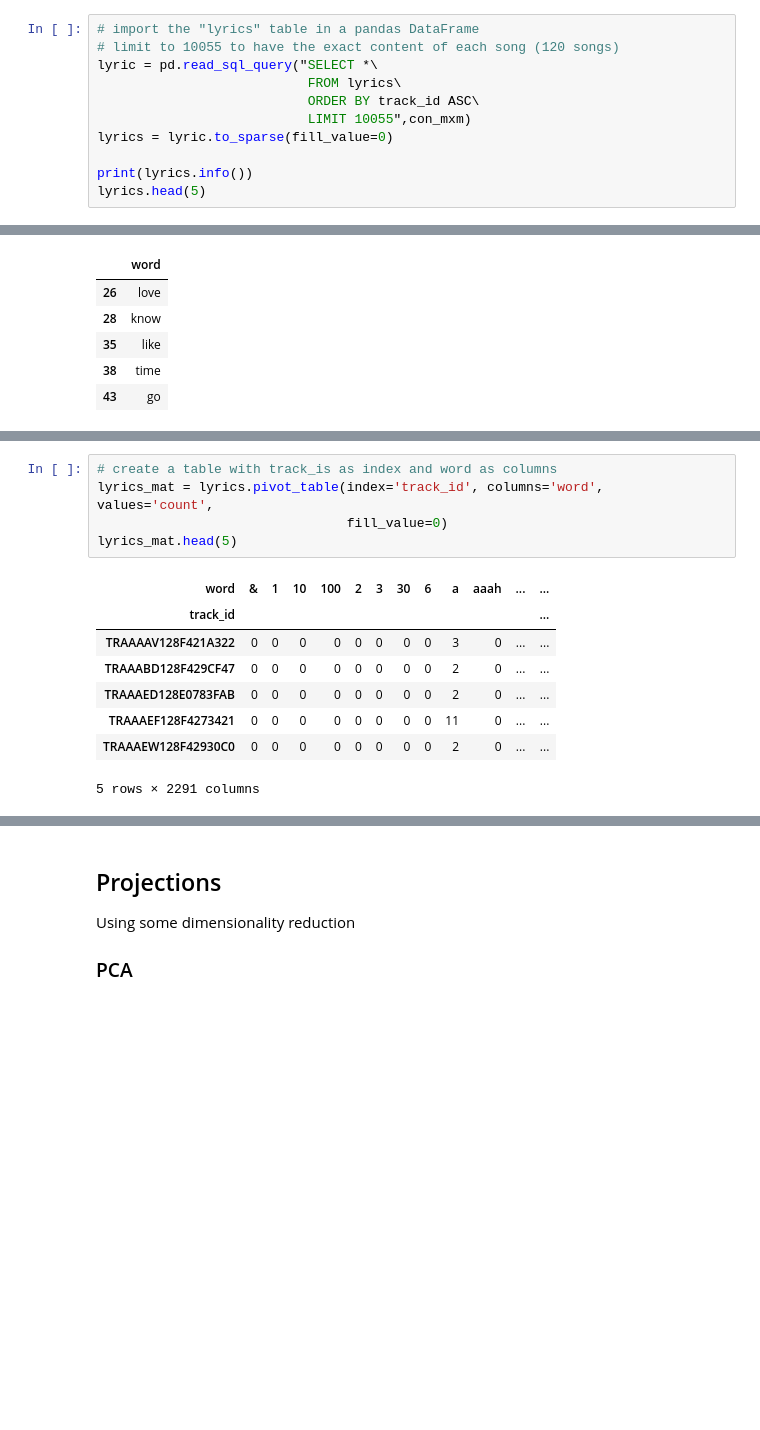
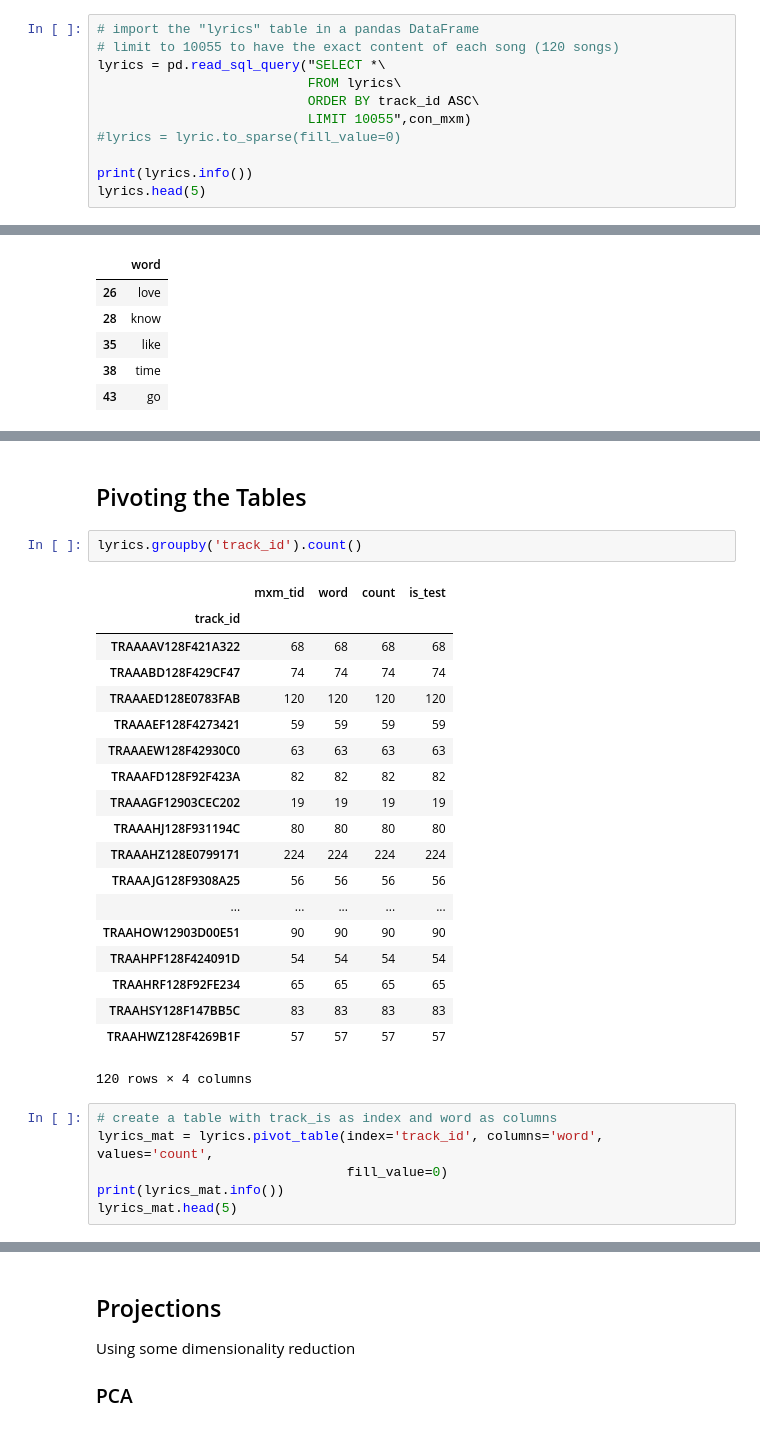
Before and after one commit to pylablanche/MillionSong, a Jupyter notebook: BagOfWord_Analysis.ipynb, the cells around one changed output, grey strips where cells are left out. Cells and saved outputs as stored; diff of their text form; blank space fills up the shorter version.

```diff
--- a/BagOfWord_Analysis.ipynb
+++ b/BagOfWord_Analysis.ipynb
@@ -49,11 +49,11 @@ None
 # %%
 # import the "lyrics" table in a pandas DataFrame
 # limit to 10055 to have the exact content of each song (120 songs)
-lyric = pd.read_sql_query("SELECT *\
+lyrics = pd.read_sql_query("SELECT *\
                            FROM lyrics\
                            ORDER BY track_id ASC\
                            LIMIT 10055",con_mxm)
-lyrics = lyric.to_sparse(fill_value=0)
+#lyrics = lyric.to_sparse(fill_value=0)
 
 print(lyrics.info())
 lyrics.head(5)
@@ -114,14 +168,30 @@ None
+# %% [markdown]
+## Pivoting the Tables
+# %%
+lyrics.groupby('track_id').count()
+# %% [output]
+|  | mxm_tid | word | count | is_test |
+| track_id |  |  |  |  |
+| TRAAAAV128F421A322 | 68 | 68 | 68 | 68 |
+| TRAAABD128F429CF47 | 74 | 74 | 74 | 74 |
+| TRAAAED128E0783FAB | 120 | 120 | 120 | 120 |
+| TRAAAEF128F4273421 | 59 | 59 | 59 | 59 |
+| TRAAAEW128F42930C0 | 63 | 63 | 63 | 63 |
+| TRAAAFD128F92F423A | 82 | 82 | 82 | 82 |
+| TRAAAGF12903CEC202 | 19 | 19 | 19 | 19 |
+| TRAAAHJ128F931194C | 80 | 80 | 80 | 80 |
+| TRAAAHZ128E0799171 | 224 | 224 | 224 | 224 |
+| TRAAAJG128F9308A25 | 56 | 56 | 56 | 56 |
+| ... | ... | ... | ... | ... |
+| TRAAHOW12903D00E51 | 90 | 90 | 90 | 90 |
+| TRAAHPF128F424091D | 54 | 54 | 54 | 54 |
+| TRAAHRF128F92FE234 | 65 | 65 | 65 | 65 |
+| TRAAHSY128F147BB5C | 83 | 83 | 83 | 83 |
+| TRAAHWZ128F4269B1F | 57 | 57 | 57 | 57 |
+120 rows × 4 columns
 # %%
 # create a table with track_is as index and word as columns
 lyrics_mat = lyrics.pivot_table(index='track_id', columns='word', values='count',
                                 fill_value=0)
+print(lyrics_mat.info())
 lyrics_mat.head(5)
-# %% [output]
-| word | & | 1 | 10 | 100 | 2 | 3 | 30 | 6 | a | aaah | ... | ... |
-| track_id |  |  |  |  |  |  |  |  |  |  |  | ... |
-| TRAAAAV128F421A322 | 0 | 0 | 0 | 0 | 0 | 0 | 0 | 0 | 3 | 0 | ... | ... |
-| TRAAABD128F429CF47 | 0 | 0 | 0 | 0 | 0 | 0 | 0 | 0 | 2 | 0 | ... | ... |
-| TRAAAED128E0783FAB | 0 | 0 | 0 | 0 | 0 | 0 | 0 | 0 | 2 | 0 | ... | ... |
-| TRAAAEF128F4273421 | 0 | 0 | 0 | 0 | 0 | 0 | 0 | 0 | 11 | 0 | ... | ... |
-| TRAAAEW128F42930C0 | 0 | 0 | 0 | 0 | 0 | 0 | 0 | 0 | 2 | 0 | ... | ... |
-5 rows × 2291 columns
```
Also changed, not shown: parts of 22 cells of this notebook.
